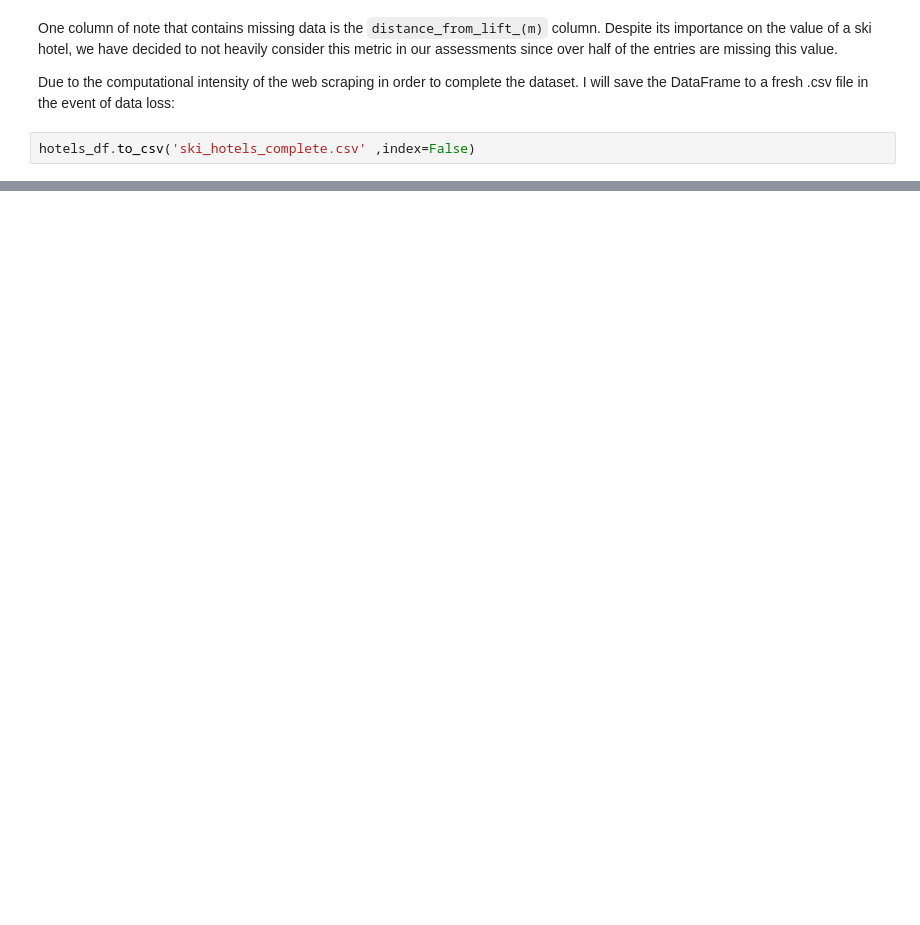
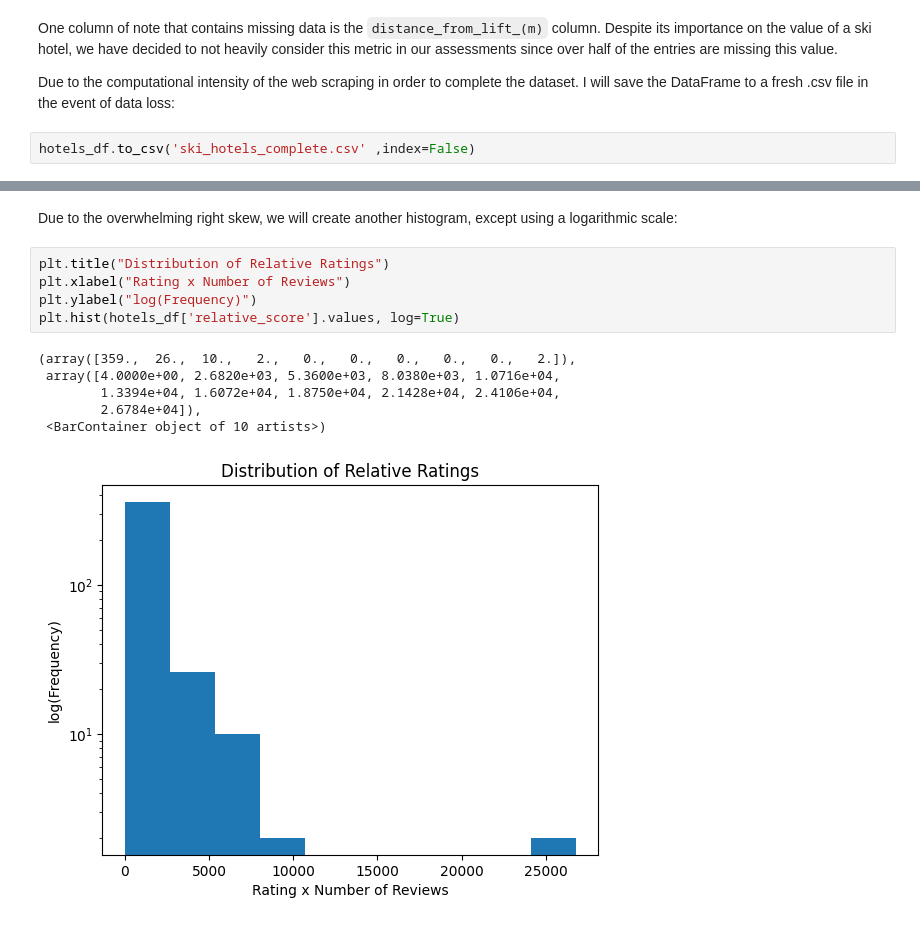
Before and after one commit to benkagan/benkagan.github.io, a Jupyter notebook: final_project.ipynb, the cells around one changed output, grey strips where cells are left out. Saved outputs shown, nothing was run; the diff lists cells and outputs as text; blank space fills up the shorter version.

```diff
--- a/final_project.ipynb
+++ b/final_project.ipynb
@@ -193,0 +285,14 @@ Now that we have fully acquired the data on European Ski Hotels, we will preform
+# %% [markdown]
+Due to the overwhelming right skew, we will create another histogram, except using a logarithmic scale:
+# %%
+plt.title("Distribution of Relative Ratings")
+plt.xlabel("Rating x Number of Reviews")
+plt.ylabel("log(Frequency)")
+plt.hist(hotels_df['relative_score'].values, log=True)
+# %% [output]
+(array([359.,  26.,  10.,   2.,   0.,   0.,   0.,   0.,   0.,   2.]),
+ array([4.0000e+00, 2.6820e+03, 5.3600e+03, 8.0380e+03, 1.0716e+04,
+        1.3394e+04, 1.6072e+04, 1.8750e+04, 2.1428e+04, 2.4106e+04,
+        2.6784e+04]),
+ <BarContainer object of 10 artists>)
+[figure, added]
```
Also changed, not shown: parts of 32 cells of this notebook, 3 other files.
